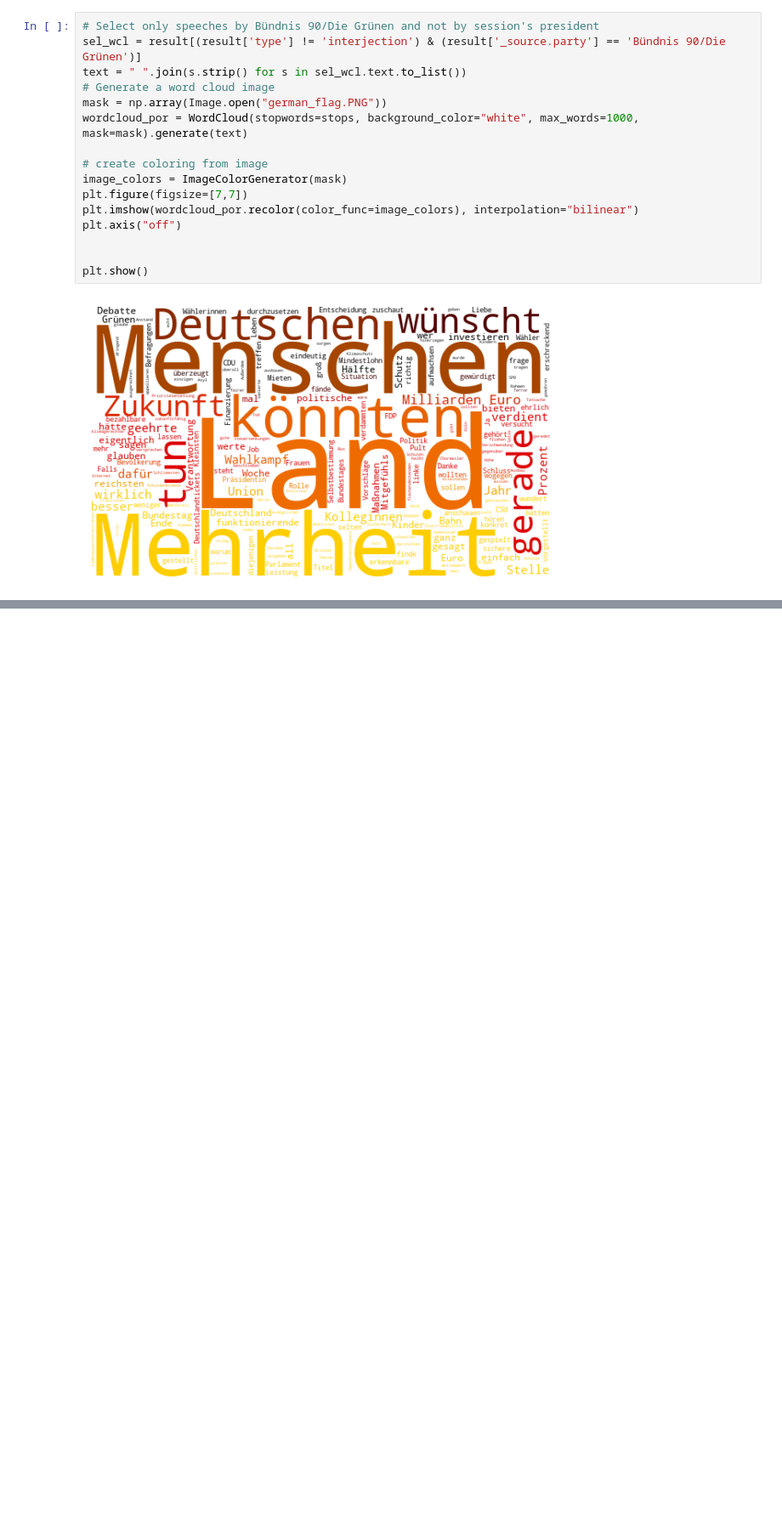
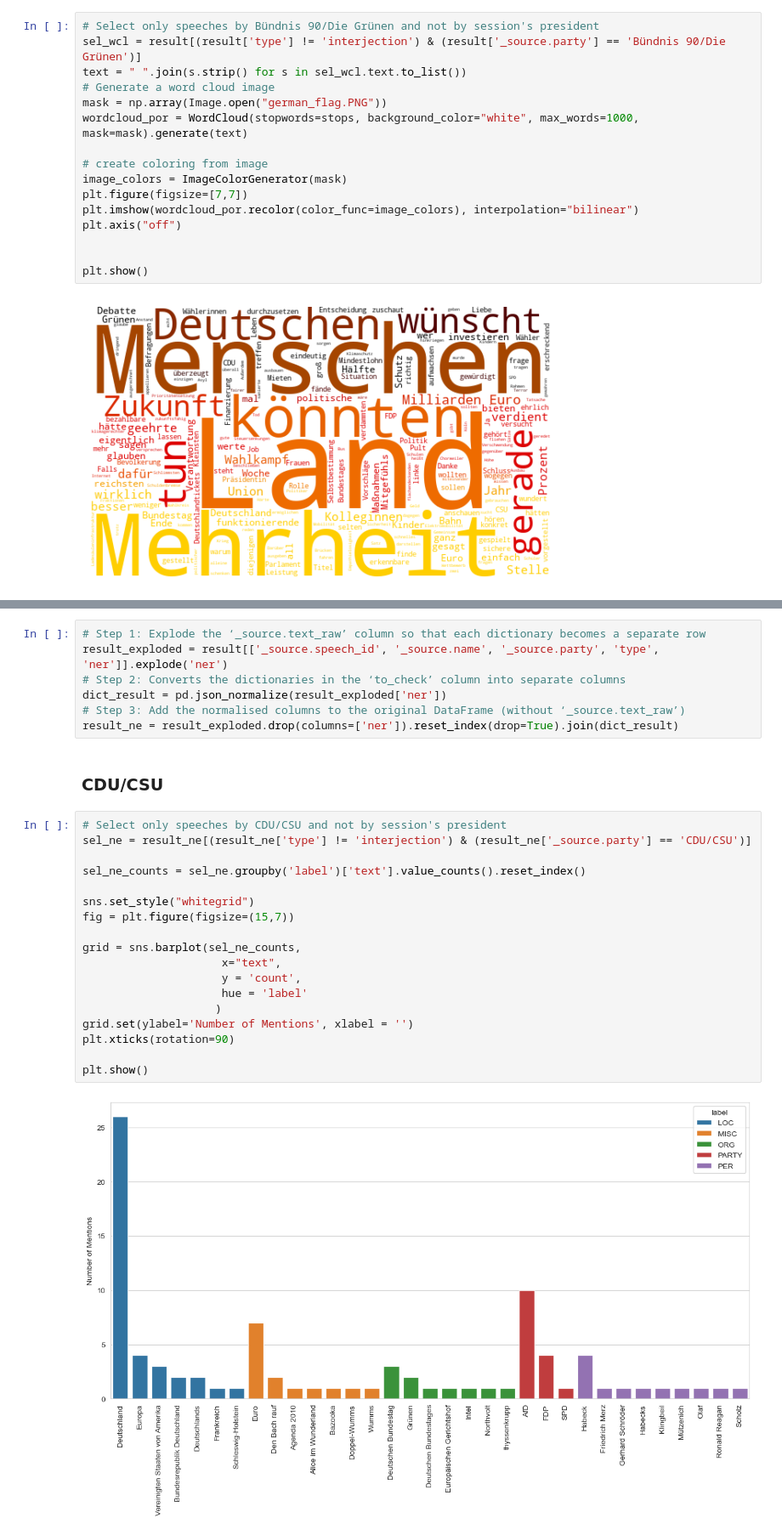
Before and after one commit to kalawinka/policorp, a Jupyter notebook: examples/example_data_analysis_policorp.ipynb, the cells around one changed output, grey strips where cells are left out. Shown at 85% size. Saved outputs shown, nothing was run; the diff lists cells and outputs as text; blank space fills up the shorter version.

```diff
--- a/examples/example_data_analysis_policorp.ipynb
+++ b/examples/example_data_analysis_policorp.ipynb
@@ -181,0 +200,29 @@ plt.show()
+# %%
+# Step 1: Explode the ‘_source.text_raw’ column so that each dictionary becomes a separate row
+result_exploded = result[['_source.speech_id', '_source.name', '_source.party', 'type', 'ner']].explode('ner')
+# Step 2: Converts the dictionaries in the ‘to_check’ column into separate columns
+dict_result = pd.json_normalize(result_exploded['ner'])
+# Step 3: Add the normalised columns to the original DataFrame (without ‘_source.text_raw’)
+result_ne = result_exploded.drop(columns=['ner']).reset_index(drop=True).join(dict_result)
+# %% [markdown]
+### CDU/CSU
+# %%
+# Select only speeches by CDU/CSU and not by session's president
+sel_ne = result_ne[(result_ne['type'] != 'interjection') & (result_ne['_source.party'] == 'CDU/CSU')]
+
+sel_ne_counts = sel_ne.groupby('label')['text'].value_counts().reset_index()
+
+sns.set_style("whitegrid")
+fig = plt.figure(figsize=(15,7))
+
+grid = sns.barplot(sel_ne_counts,
+                     x="text",
+                     y = 'count',
+                     hue = 'label'
+                    )
+grid.set(ylabel='Number of Mentions', xlabel = '')
+plt.xticks(rotation=90)
+
+plt.show()
+# %% [output]
+[figure, added]
```
Also changed, not shown: parts of 6 cells of this notebook.
